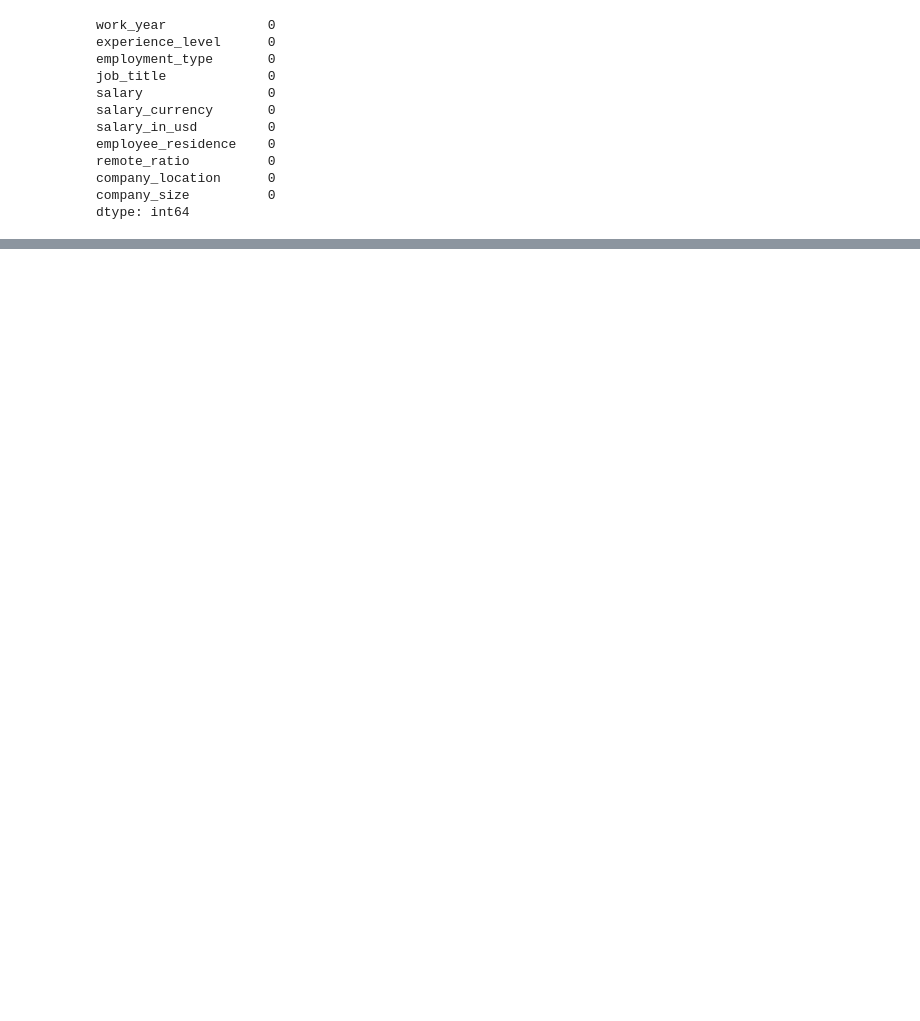
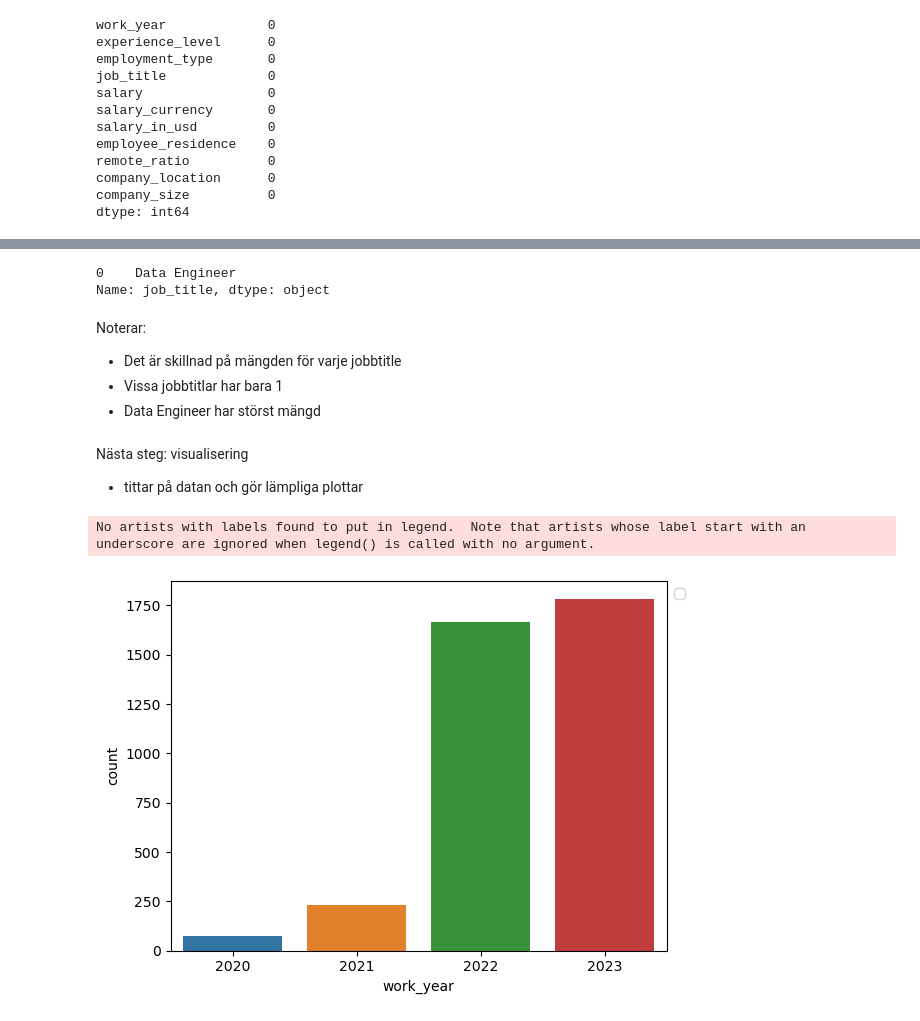
Before and after one commit to Code-666/EDA-project, a Jupyter notebook: EDA-project.ipynb, the cells around one changed output, grey strips where cells are left out. Drawn from its saved outputs; the diff is of its cells as text; code cells hidden in the pictures; blank space fills up the shorter version.

```diff
--- a/EDA-project.ipynb
+++ b/EDA-project.ipynb
@@ -65,0 +141,21 @@ Av info och isnull får jag ut att:
+# %%
+df['job_title'].mode()
+# %% [output]
+0    Data Engineer
+Name: job_title, dtype: object
+# %% [markdown]
+Noterar:
+- Det är skillnad på mängden för varje jobbtitle
+- Vissa jobbtitlar har bara 1
+- Data Engineer har störst mängd
+# %% [markdown]
+Nästa steg: visualisering
+- tittar på datan och gör lämpliga plottar
+# %%
+# Kollar datamängd per arbetsår
+sns.countplot(x = 'work_year', data=df)
+plt.legend(bbox_to_anchor=(1,1), loc = 2)
+plt.show()
+# %% [output]
+No artists with labels found to put in legend.  Note that artists whose label start with an underscore are ignored when legend() is called with no argument.
+[figure, added]
```
Also changed, not shown: parts of 17 cells of this notebook.
